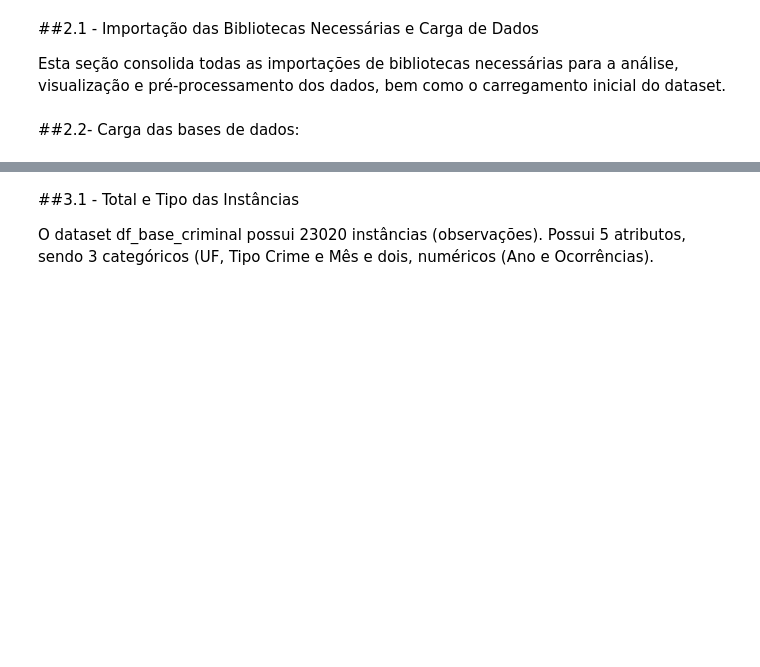
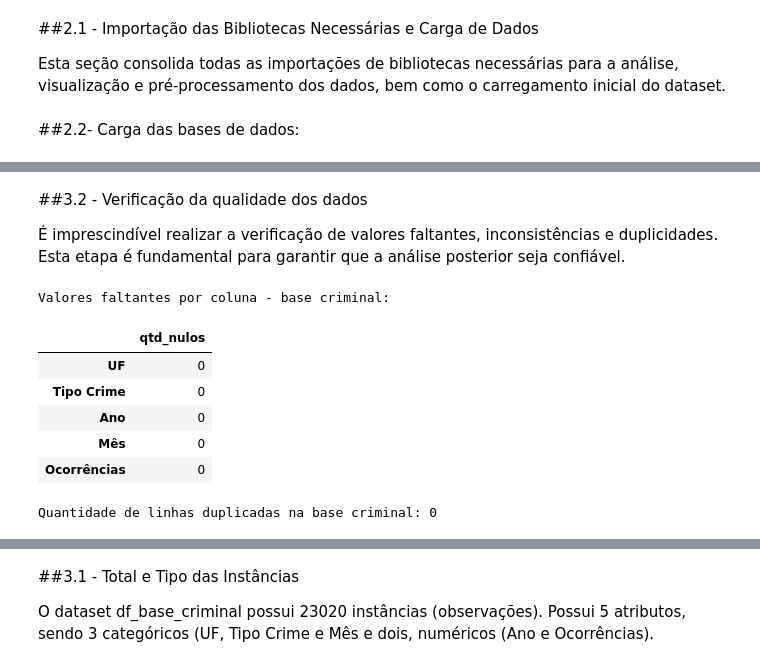
Before and after one commit to Marcelo-Silvestre/Analise_Dados_Boas_Praticas_PUCRIO, a Jupyter notebook: Notebooks/MVP_Análise_de_Dados_e_Boas_Práticas_(4052025001857).ipynb, the cells around one changed output, grey strips where cells are left out. Saved outputs shown, nothing was run; the diff lists cells and outputs as text; code cells hidden in the pictures; blank space fills up the shorter version.

```diff
--- a/Notebooks/MVP_Análise_de_Dados_e_Boas_Práticas_(4052025001857).ipynb
+++ b/Notebooks/MVP_Análise_de_Dados_e_Boas_Práticas_(4052025001857).ipynb
@@ -95,0 +172,18 @@ Nesta etapa de Análise de Dados Exploratória (EDA)
+# %% [markdown]
+##3.2 -  Verificação da qualidade dos dados
+
+É imprescindível realizar a verificação de valores faltantes, inconsistências e duplicidades. Esta etapa é fundamental para garantir que a análise posterior seja confiável.
+# %%
+print("Valores faltantes por coluna - base criminal:")
+display(df_criminal.isna().sum().to_frame("qtd_nulos"))
+
+print("Quantidade de linhas duplicadas na base criminal:", df_criminal.duplicated().sum())
+# %% [output]
+Valores faltantes por coluna - base criminal:
+|  | qtd_nulos |
+| UF | 0 |
+| Tipo Crime | 0 |
+| Ano | 0 |
+| Mês | 0 |
+| Ocorrências | 0 |
+Quantidade de linhas duplicadas na base criminal: 0
```
Also changed, not shown: parts of 16 cells of this notebook.
